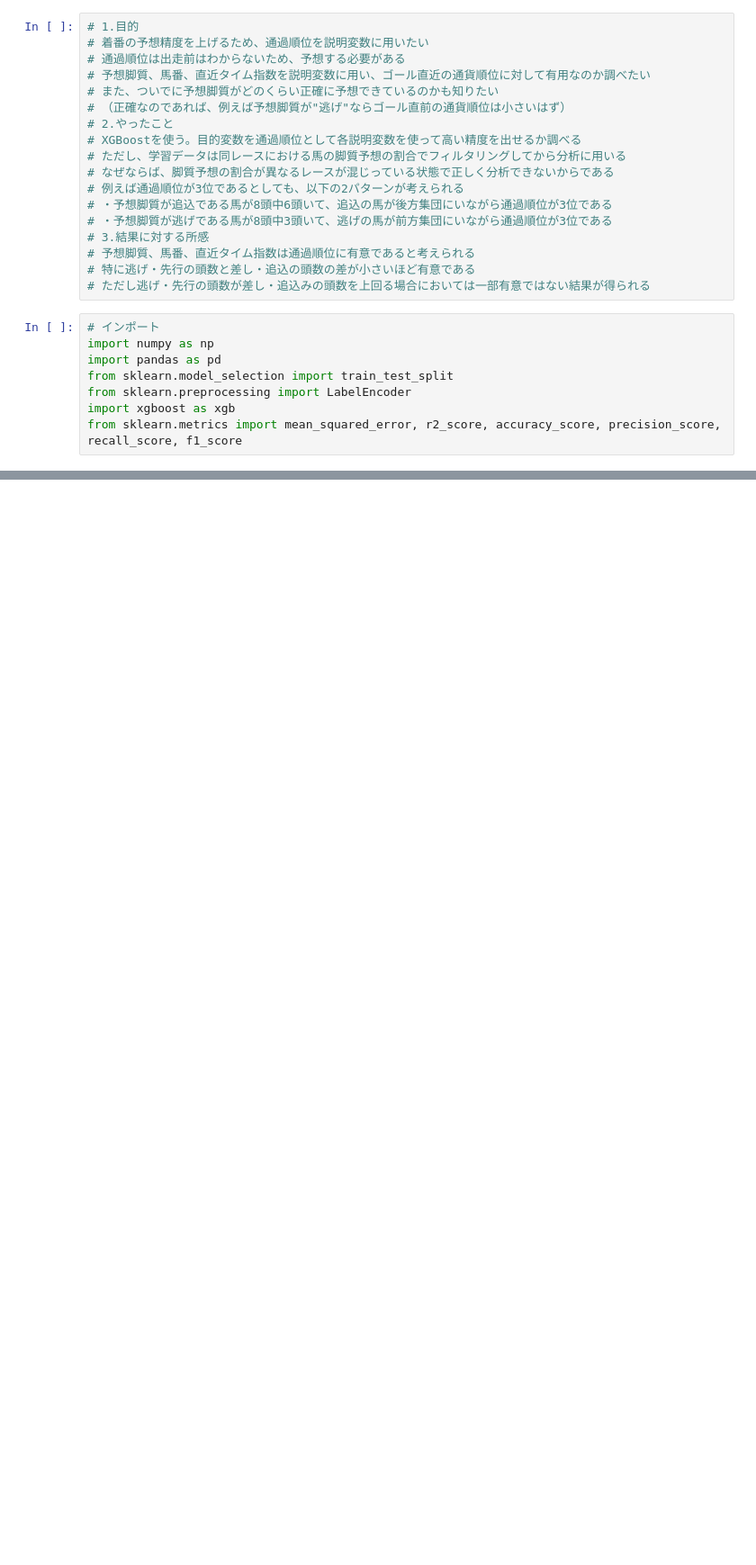
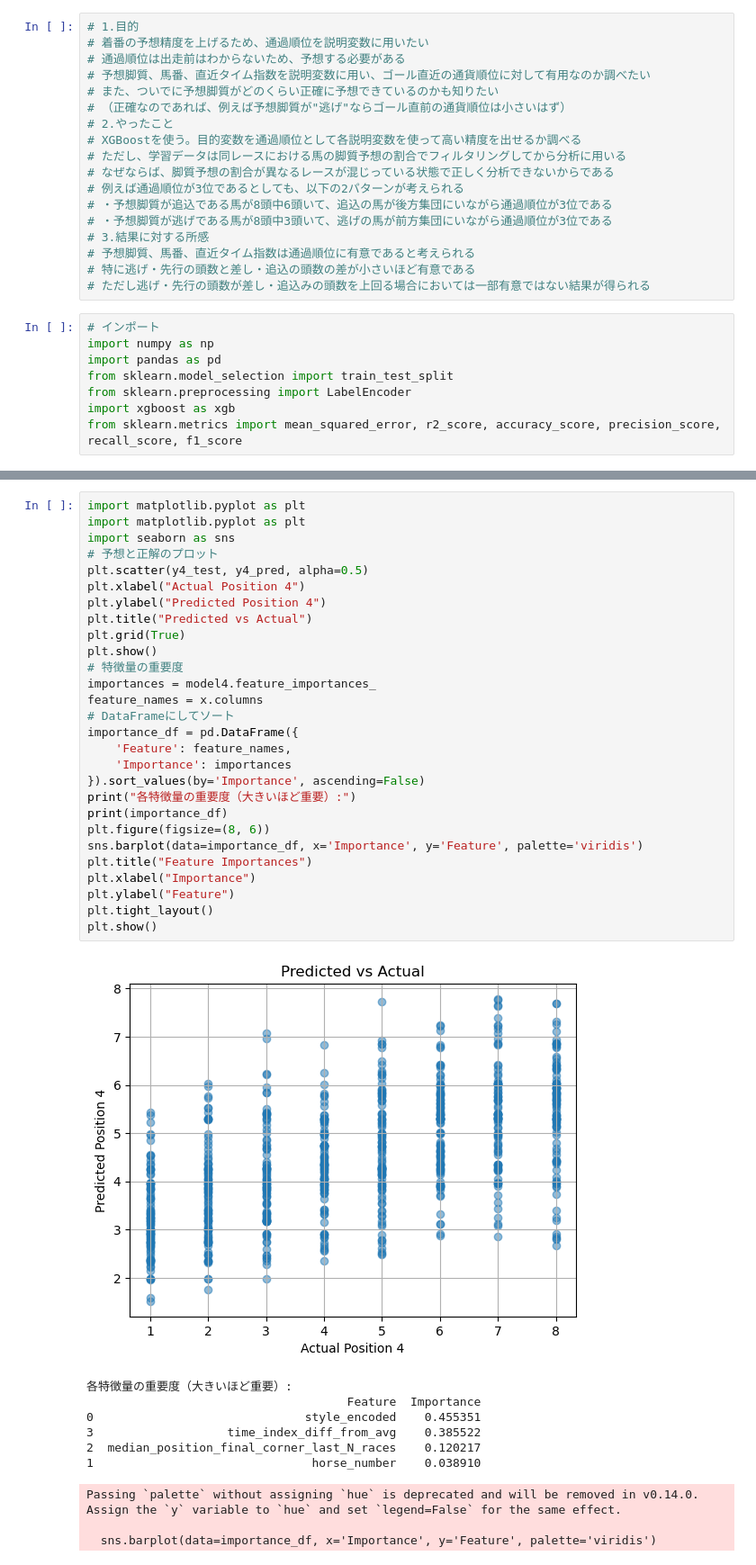
Before and after one commit to anniereon/keiba_ml, a Jupyter notebook: 通過順位の予想.ipynb, the cells around one changed output, grey strips where cells are left out. Shown: that part at 90% size. Drawn from its saved outputs; the diff is of its cells as text; blank space fills up the shorter version.

```diff
--- a/通過順位の予想.ipynb
+++ b/通過順位の予想.ipynb
@@ -225,0 +219,39 @@ y3_pred_df.sort_values(by=['race_id', 'y3_actual'], ascending=[True, True]).head
+# %%
+import matplotlib.pyplot as plt
+import matplotlib.pyplot as plt
+import seaborn as sns
+# 予想と正解のプロット
+plt.scatter(y4_test, y4_pred, alpha=0.5)
+plt.xlabel("Actual Position 4")
+plt.ylabel("Predicted Position 4")
+plt.title("Predicted vs Actual")
+plt.grid(True)
+plt.show()
+# 特徴量の重要度
+importances = model4.feature_importances_
+feature_names = x.columns
+# DataFrameにしてソート
+importance_df = pd.DataFrame({
+    'Feature': feature_names,
+    'Importance': importances
+}).sort_values(by='Importance', ascending=False)
+print("各特徴量の重要度（大きいほど重要）:")
+print(importance_df)
+plt.figure(figsize=(8, 6))
+sns.barplot(data=importance_df, x='Importance', y='Feature', palette='viridis')
+plt.title("Feature Importances")
+plt.xlabel("Importance")
+plt.ylabel("Feature")
+plt.tight_layout()
+plt.show()
+# %% [output]
+[figure, added]
+各特徴量の重要度（大きいほど重要）:
+                                     Feature  Importance
+0                              style_encoded    0.455351
+3                   time_index_diff_from_avg    0.385522
+2  median_position_final_corner_last_N_races    0.120217
+1                               horse_number    0.038910
+Passing `palette` without assigning `hue` is deprecated and will be removed in v0.14.0. Assign the `y` variable to `hue` and set `legend=False` for the same effect.
+
+  sns.barplot(data=importance_df, x='Importance', y='Feature', palette='viridis')
```
Also changed, not shown: parts of 5 cells of this notebook.
